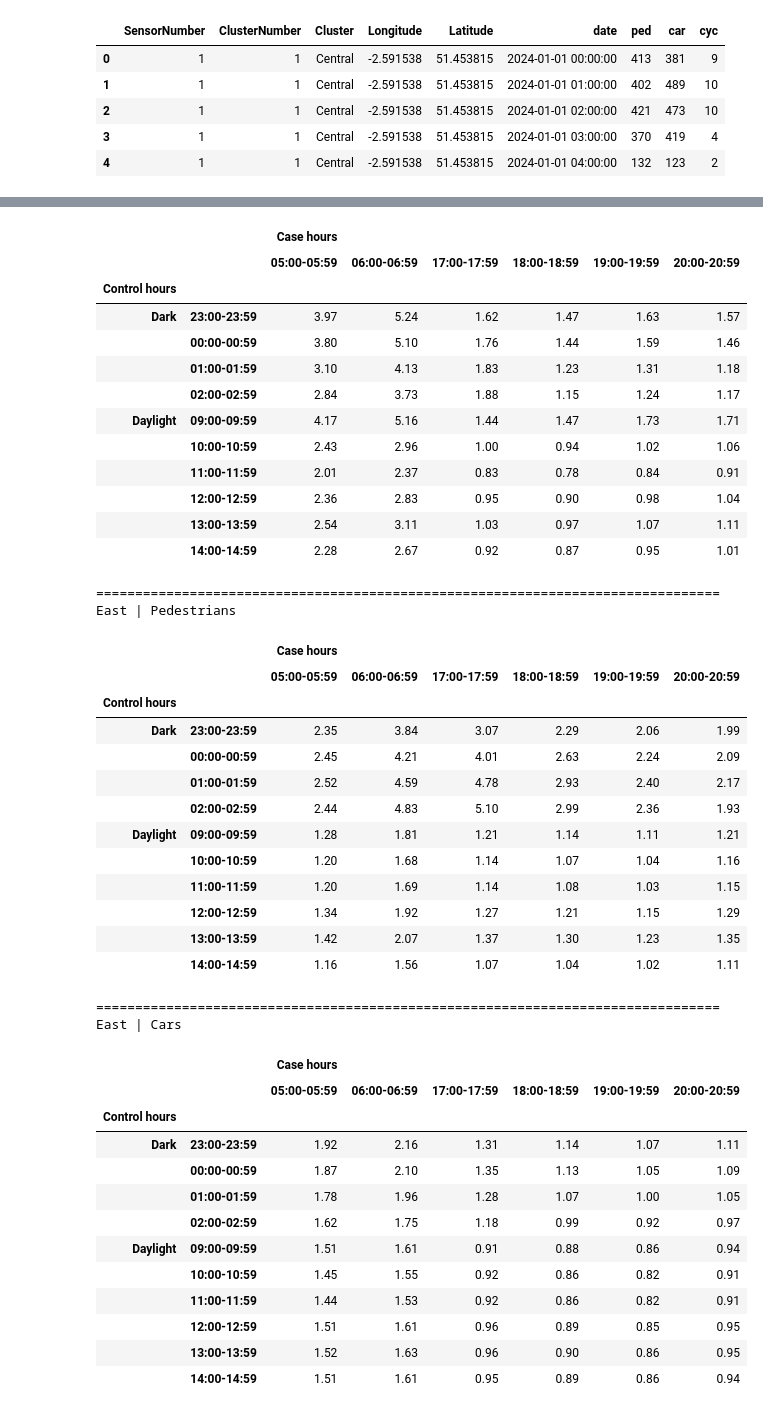
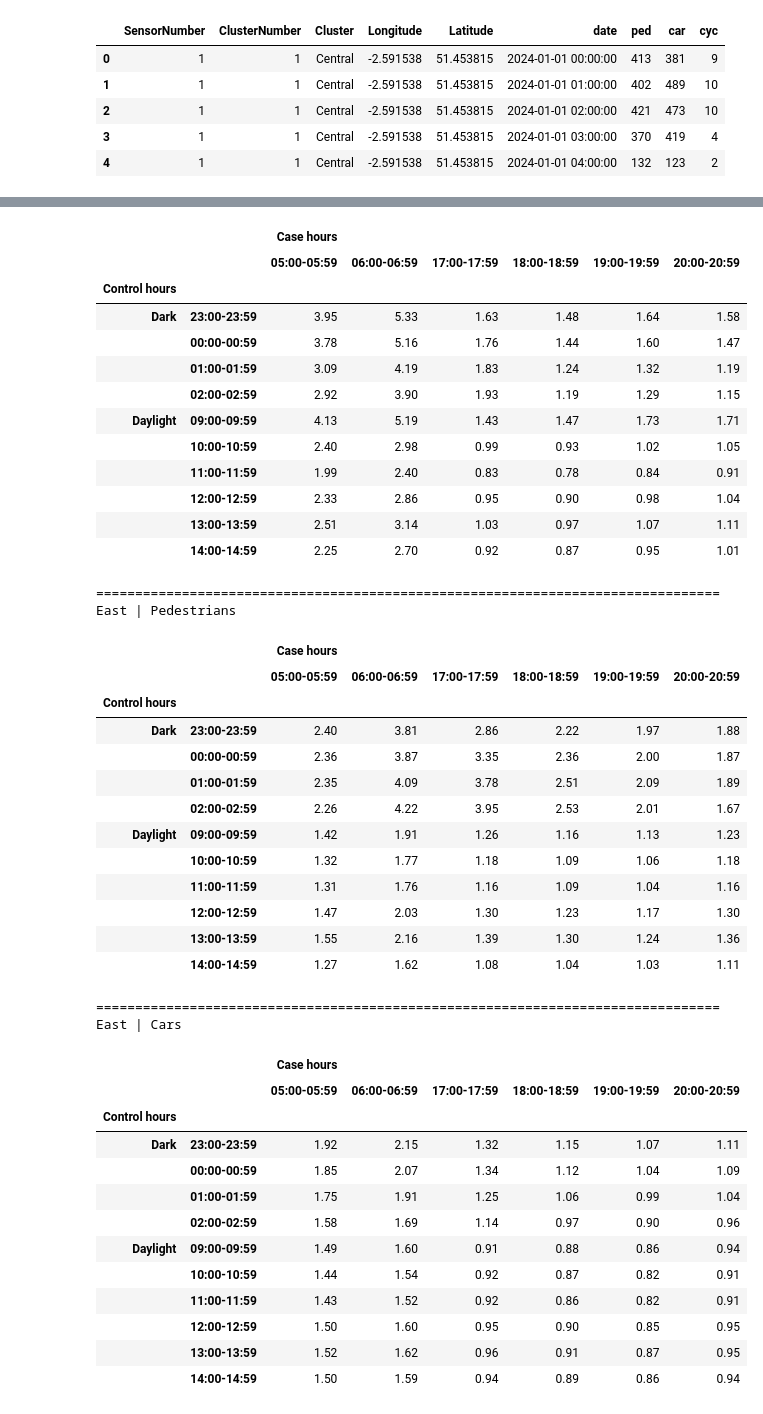
Before and after one commit to Will-435/Group-3-MDM, a Jupyter notebook: Karan - Notebooks and analysis/Reprocess OR Confirmation.ipynb, the cells around one changed output, grey strips where cells are left out. Cells and saved outputs as stored; diff of their text form; code cells hidden in the pictures.

```diff
--- a/Karan - Notebooks and analysis/Reprocess OR Confirmation.ipynb
+++ b/Karan - Notebooks and analysis/Reprocess OR Confirmation.ipynb
@@ -74,8 +79,8 @@ plt.show()
 # %%
 from pathlib import Path
 
-raw_data_dir = Path('/Users/karandama/Documents/School stuff/Uni Shit/Y2/MDM2/Group-3-MDM/Karan - Notebooks and analysis/Raw Data')
-processed_data_dir = Path('/Users/karandama/Documents/School stuff/Uni Shit/Y2/MDM2/Group-3-MDM/Karan - Notebooks and analysis/Processed Data')
+raw_data_dir = RAW_DATA_DIR if 'RAW_DATA_DIR' in globals() else Path.cwd() / 'Raw Data'
+processed_data_dir = PROCESSED_DATA_DIR if 'PROCESSED_DATA_DIR' in globals() else Path.cwd() / 'Processed Data'
 location_path = raw_data_dir / 'Sensor_Location.csv'
 output_path = processed_data_dir / 'all_sensor_data_with_locations_and_clusters.csv'
 
@@ -150,11 +155,11 @@ Output saved to: /Users/karandama/Documents/School stuff/Uni Shit/Y2/MDM2/Group-
 | 3 | 1 | 1 | Central | -2.591538 | 51.453815 | 2024-01-01 03:00:00 | 370 | 419 | 4 |
 | 4 | 1 | 1 | Central | -2.591538 | 51.453815 | 2024-01-01 04:00:00 | 132 | 123 | 2 |
 # %%
-MIN_ZERO_STREAK_DAYS = 30
+MIN_ZERO_STREAK_DAYS= 7
 
 # A zero day means the full daily sum of ped + car + cyc is exactly 0.
 if 'output_path' not in globals():
-    output_path = Path('/Users/karandama/Documents/School stuff/Uni Shit/Y2/MDM2/Group-3-MDM/Karan - Notebooks and analysis/Processed Data/all_sensor_data_with_locations_and_clusters.csv')
+    output_path = (PROCESSED_DATA_DIR if 'PROCESSED_DATA_DIR' in globals() else Path.cwd() / 'Processed Data') / 'all_sensor_data_with_locations_and_clusters.csv'
 
 if 'big_sensor_table' in globals():
     zero_check_df = big_sensor_table.copy()
@@ -223,6 +228,4 @@ Total sensors flagged: 16
 # %%
-MIN_ZERO_STREAK_DAYS = 30
-
 if 'sensors_with_zero_runs' not in globals():
     if 'zero_day_streaks' not in globals():
         raise ValueError('Run the zero-streak cell first so zero_day_streaks is available.')
@@ -233,7 +236,7 @@ if 'sensors_with_zero_runs' not in globals():
     )
 
 if 'df' not in globals() or 'Cluster' not in df.columns:
-    df = pd.read_csv('/Users/karandama/Documents/School stuff/Uni Shit/Y2/MDM2/Group-3-MDM/Karan - Notebooks and analysis/Raw Data/Sensor_Location.csv')
+    df = pd.read_csv((RAW_DATA_DIR if 'RAW_DATA_DIR' in globals() else Path.cwd() / 'Raw Data') / 'Sensor_Location.csv')
     cluster_labels = []
     for _, row in df.iterrows():
         distances = {
@@ -276,7 +279,7 @@ plt.gca().set_aspect('equal', adjustable='box')
 plt.show()
 
 if 'output_path' not in globals():
-    output_path = Path('/Users/karandama/Documents/School stuff/Uni Shit/Y2/MDM2/Group-3-MDM/Karan - Notebooks and analysis/Processed Data/all_sensor_data_with_locations_and_clusters.csv')
+    output_path = (PROCESSED_DATA_DIR if 'PROCESSED_DATA_DIR' in globals() else Path.cwd() / 'Processed Data') / 'all_sensor_data_with_locations_and_clusters.csv'
 
 if output_path.exists():
     filtered_table = pd.read_csv(output_path)
@@ -332,7 +335,7 @@ def solar_altitude_deg(dt_utc, lat_deg, lon_deg):
     return alt
 # %%
 if 'output_path' not in globals():
-    output_path = Path('/Users/karandama/Documents/School stuff/Uni Shit/Y2/MDM2/Group-3-MDM/Karan - Notebooks and analysis/Processed Data/all_sensor_data_with_locations_and_clusters.csv')
+    output_path = (PROCESSED_DATA_DIR if 'PROCESSED_DATA_DIR' in globals() else Path.cwd() / 'Processed Data') / 'all_sensor_data_with_locations_and_clusters.csv'
 
 if 'big_sensor_table' in globals():
     light_table = big_sensor_table.copy()
@@ -385,7 +388,7 @@ Name: count, dtype: int64
 from IPython.display import display
 
 if 'output_path' not in globals():
-    output_path = Path('/Users/karandama/Documents/School stuff/Uni Shit/Y2/MDM2/Group-3-MDM/Karan - Notebooks and analysis/Processed Data/all_sensor_data_with_locations_and_clusters.csv')
+    output_path = (PROCESSED_DATA_DIR if 'PROCESSED_DATA_DIR' in globals() else Path.cwd() / 'Processed Data') / 'all_sensor_data_with_locations_and_clusters.csv'
 
 or_df = pd.read_csv(output_path, parse_dates=['date'])
 or_df['day'] = or_df['date'].dt.normalize()
@@ -551,48 +554,48 @@ Central | Cars
 ================================================================================
 Central | Cyclists
 |  |  | Case hours |  |  |  |  |  |
 |  |  | 05:00-05:59 | 06:00-06:59 | 17:00-17:59 | 18:00-18:59 | 19:00-19:59 | 20:00-20:59 |
 | Control hours |  |  |  |  |  |  |  |
-| Dark | 23:00-23:59 | 3.97 | 5.24 | 1.62 | 1.47 | 1.63 | 1.57 |
-|  | 00:00-00:59 | 3.80 | 5.10 | 1.76 | 1.44 | 1.59 | 1.46 |
-|  | 01:00-01:59 | 3.10 | 4.13 | 1.83 | 1.23 | 1.31 | 1.18 |
-|  | 02:00-02:59 | 2.84 | 3.73 | 1.88 | 1.15 | 1.24 | 1.17 |
-| Daylight | 09:00-09:59 | 4.17 | 5.16 | 1.44 | 1.47 | 1.73 | 1.71 |
-|  | 10:00-10:59 | 2.43 | 2.96 | 1.00 | 0.94 | 1.02 | 1.06 |
-|  | 11:00-11:59 | 2.01 | 2.37 | 0.83 | 0.78 | 0.84 | 0.91 |
-|  | 12:00-12:59 | 2.36 | 2.83 | 0.95 | 0.90 | 0.98 | 1.04 |
-|  | 13:00-13:59 | 2.54 | 3.11 | 1.03 | 0.97 | 1.07 | 1.11 |
-|  | 14:00-14:59 | 2.28 | 2.67 | 0.92 | 0.87 | 0.95 | 1.01 |
+| Dark | 23:00-23:59 | 3.95 | 5.33 | 1.63 | 1.48 | 1.64 | 1.58 |
+|  | 00:00-00:59 | 3.78 | 5.16 | 1.76 | 1.44 | 1.60 | 1.47 |
+|  | 01:00-01:59 | 3.09 | 4.19 | 1.83 | 1.24 | 1.32 | 1.19 |
+|  | 02:00-02:59 | 2.92 | 3.90 | 1.93 | 1.19 | 1.29 | 1.15 |
+| Daylight | 09:00-09:59 | 4.13 | 5.19 | 1.43 | 1.47 | 1.73 | 1.71 |
+|  | 10:00-10:59 | 2.40 | 2.98 | 0.99 | 0.93 | 1.02 | 1.05 |
+|  | 11:00-11:59 | 1.99 | 2.40 | 0.83 | 0.78 | 0.84 | 0.91 |
+|  | 12:00-12:59 | 2.33 | 2.86 | 0.95 | 0.90 | 0.98 | 1.04 |
+|  | 13:00-13:59 | 2.51 | 3.14 | 1.03 | 0.97 | 1.07 | 1.11 |
+|  | 14:00-14:59 | 2.25 | 2.70 | 0.92 | 0.87 | 0.95 | 1.01 |
 ================================================================================
 East | Pedestrians
 |  |  | Case hours |  |  |  |  |  |
 |  |  | 05:00-05:59 | 06:00-06:59 | 17:00-17:59 | 18:00-18:59 | 19:00-19:59 | 20:00-20:59 |
 | Control hours |  |  |  |  |  |  |  |
-| Dark | 23:00-23:59 | 2.35 | 3.84 | 3.07 | 2.29 | 2.06 | 1.99 |
-|  | 00:00-00:59 | 2.45 | 4.21 | 4.01 | 2.63 | 2.24 | 2.09 |
-|  | 01:00-01:59 | 2.52 | 4.59 | 4.78 | 2.93 | 2.40 | 2.17 |
-|  | 02:00-02:59 | 2.44 | 4.83 | 5.10 | 2.99 | 2.36 | 1.93 |
-| Daylight | 09:00-09:59 | 1.28 | 1.81 | 1.21 | 1.14 | 1.11 | 1.21 |
-|  | 10:00-10:59 | 1.20 | 1.68 | 1.14 | 1.07 | 1.04 | 1.16 |
-|  | 11:00-11:59 | 1.20 | 1.69 | 1.14 | 1.08 | 1.03 | 1.15 |
-|  | 12:00-12:59 | 1.34 | 1.92 | 1.27 | 1.21 | 1.15 | 1.29 |
-|  | 13:00-13:59 | 1.42 | 2.07 | 1.37 | 1.30 | 1.23 | 1.35 |
-|  | 14:00-14:59 | 1.16 | 1.56 | 1.07 | 1.04 | 1.02 | 1.11 |
+| Dark | 23:00-23:59 | 2.40 | 3.81 | 2.86 | 2.22 | 1.97 | 1.88 |
+|  | 00:00-00:59 | 2.36 | 3.87 | 3.35 | 2.36 | 2.00 | 1.87 |
+|  | 01:00-01:59 | 2.35 | 4.09 | 3.78 | 2.51 | 2.09 | 1.89 |
+|  | 02:00-02:59 | 2.26 | 4.22 | 3.95 | 2.53 | 2.01 | 1.67 |
+| Daylight | 09:00-09:59 | 1.42 | 1.91 | 1.26 | 1.16 | 1.13 | 1.23 |
+|  | 10:00-10:59 | 1.32 | 1.77 | 1.18 | 1.09 | 1.06 | 1.18 |
+|  | 11:00-11:59 | 1.31 | 1.76 | 1.16 | 1.09 | 1.04 | 1.16 |
+|  | 12:00-12:59 | 1.47 | 2.03 | 1.30 | 1.23 | 1.17 | 1.30 |
+|  | 13:00-13:59 | 1.55 | 2.16 | 1.39 | 1.30 | 1.24 | 1.36 |
+|  | 14:00-14:59 | 1.27 | 1.62 | 1.08 | 1.04 | 1.03 | 1.11 |
 ================================================================================
 East | Cars
 |  |  | Case hours |  |  |  |  |  |
 |  |  | 05:00-05:59 | 06:00-06:59 | 17:00-17:59 | 18:00-18:59 | 19:00-19:59 | 20:00-20:59 |
 | Control hours |  |  |  |  |  |  |  |
-| Dark | 23:00-23:59 | 1.92 | 2.16 | 1.31 | 1.14 | 1.07 | 1.11 |
-|  | 00:00-00:59 | 1.87 | 2.10 | 1.35 | 1.13 | 1.05 | 1.09 |
-|  | 01:00-01:59 | 1.78 | 1.96 | 1.28 | 1.07 | 1.00 | 1.05 |
-|  | 02:00-02:59 | 1.62 | 1.75 | 1.18 | 0.99 | 0.92 | 0.97 |
-| Daylight | 09:00-09:59 | 1.51 | 1.61 | 0.91 | 0.88 | 0.86 | 0.94 |
-|  | 10:00-10:59 | 1.45 | 1.55 | 0.92 | 0.86 | 0.82 | 0.91 |
-|  | 11:00-11:59 | 1.44 | 1.53 | 0.92 | 0.86 | 0.82 | 0.91 |
-|  | 12:00-12:59 | 1.51 | 1.61 | 0.96 | 0.89 | 0.85 | 0.95 |
-|  | 13:00-13:59 | 1.52 | 1.63 | 0.96 | 0.90 | 0.86 | 0.95 |
-|  | 14:00-14:59 | 1.51 | 1.61 | 0.95 | 0.89 | 0.86 | 0.94 |
+| Dark | 23:00-23:59 | 1.92 | 2.15 | 1.32 | 1.15 | 1.07 | 1.11 |
+|  | 00:00-00:59 | 1.85 | 2.07 | 1.34 | 1.12 | 1.04 | 1.09 |
+|  | 01:00-01:59 | 1.75 | 1.91 | 1.25 | 1.06 | 0.99 | 1.04 |
+|  | 02:00-02:59 | 1.58 | 1.69 | 1.14 | 0.97 | 0.90 | 0.96 |
+| Daylight | 09:00-09:59 | 1.49 | 1.60 | 0.91 | 0.88 | 0.86 | 0.94 |
+|  | 10:00-10:59 | 1.44 | 1.54 | 0.92 | 0.87 | 0.82 | 0.91 |
+|  | 11:00-11:59 | 1.43 | 1.52 | 0.92 | 0.86 | 0.82 | 0.91 |
+|  | 12:00-12:59 | 1.50 | 1.60 | 0.95 | 0.90 | 0.85 | 0.95 |
+|  | 13:00-13:59 | 1.52 | 1.62 | 0.96 | 0.91 | 0.87 | 0.95 |
+|  | 14:00-14:59 | 1.50 | 1.59 | 0.94 | 0.89 | 0.86 | 0.94 |
 ================================================================================
 East | Cyclists
 |  |  | Case hours |  |  |  |  |  |
```
Also changed, not shown: parts of 6 cells of this notebook, 22 other files.
